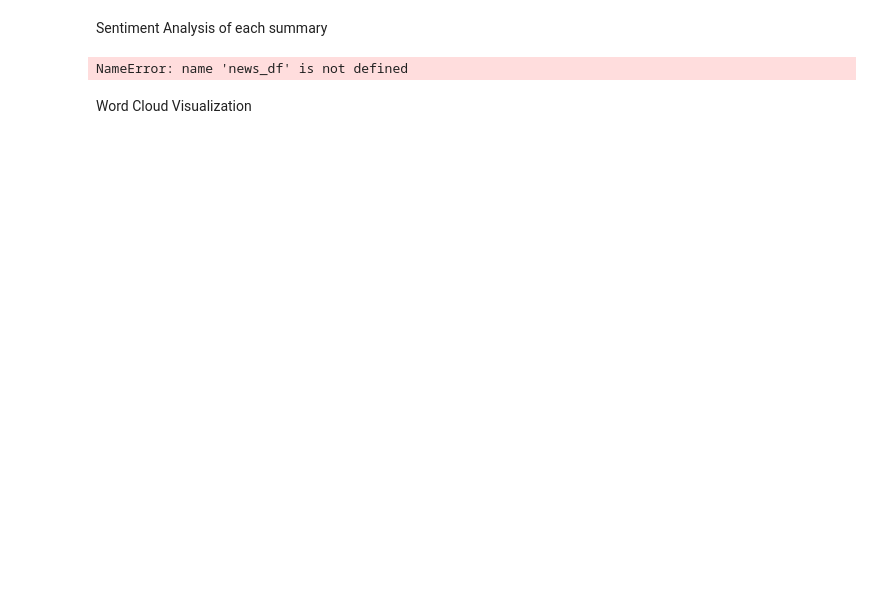
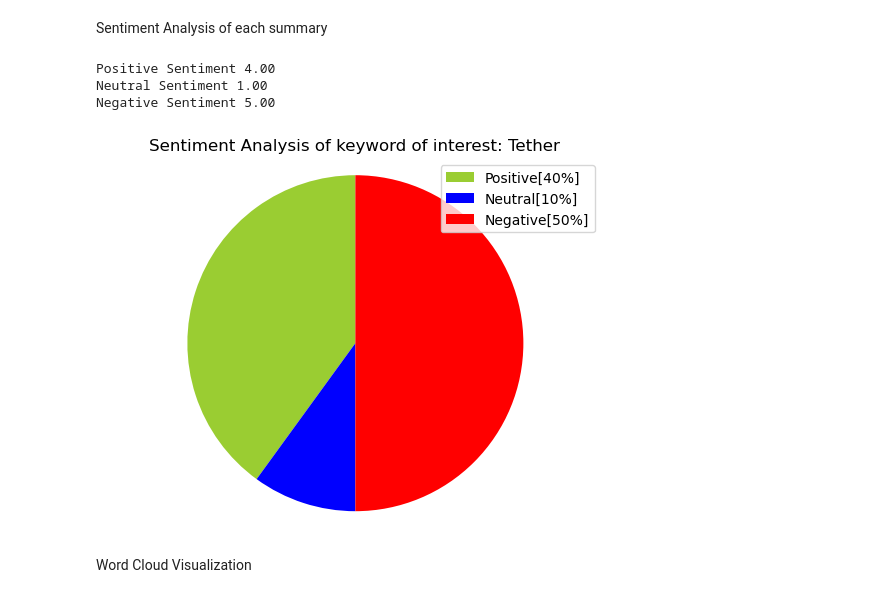
Before and after one commit to HoussamZak/Crypto_Finance_Articles_Sentiment_Analyzer, a Jupyter notebook: Sentiment_Analyzer_Crypto_Finance_News.ipynb, the cells around one changed output. Saved outputs shown, nothing was run; the diff lists cells and outputs as text; code cells hidden in the pictures; blank space fills up the shorter version.

```diff
--- a/Sentiment_Analyzer_Crypto_Finance_News.ipynb
+++ b/Sentiment_Analyzer_Crypto_Finance_News.ipynb
@@ -156,7 +158,7 @@ try:
             pass
         dict['Date'] = df['date'][i]
         dict['Media'] = df['media'][i]
-        dict['Title'] = article.Title
+        dict['Title'] = article.title
         dict['Article'] = article.text
         dict['Summary'] = article.summary
         dict['Key_words'] = article.keywords
@@ -176,7 +193,7 @@ There are some issues in retrieving the date. Try again or enter a different key
 # %% [markdown]
 Sentiment Analysis of each summary
 # %%
-news_df = news_df
+# news_df = news_df
 def sentiment_percentage(part, whole):
     return 100 * float(part)/ float(whole)
 
@@ -193,7 +210,7 @@ list_negative = []
 list_positive = []
 
 #Iterating throught the news in our dataframe
-for news in news_df['Summary']:
+for news in news_DF['Summary']:
     list_news.append(news)
     analyzer = SentimentIntensityAnalyzer().polarity_scores(news)
     nega = analyzer['neg']
@@ -202,36 +219,39 @@ for news in news_df['Summary']:
     comp = analyzer['compound']
 
     if nega > posi:
         list_negative.append(news)
         negative += 1
     elif posi > nega:
         list_positive.append(news)
         positive += 1
     elif posi == nega:
         list_neutral.append(news)
         neutral += 1
 positive = sentiment_percentage(positive, len(news_DF))
 negative = sentiment_percentage(negative, len(news_DF))
 neutral = sentiment_percentage(neutral, len(news_DF))
 
 print("Positive Sentiment", "%.2f" % len(list_positive), end = '\n')
 print("Neutral Sentiment", '%.2f' %len(list_neutral), end = '\n')
 print("Negative Sentiment", "%.2f" %len(list_negative), end = '\n')
 
 #PieChart
 
-labels = ['Positive'['+str(round(positive))+%'], 'Neutral['+str(round(neutral))+'%]','Negative['+str(round(negative))+'%]']
+labels = ['Positive['+str(round(positive)) + '%]', 'Neutral['+str(round(neutral)) + '%]', 'Negative['+str(round(negative)) + '%]']
 sizes = [positive, neutral, negative]
 colorts = ['yellowgreen', 'blue', 'red']
 
 patches, texts = plt.pie(sizes, colors = colors, startangle = 90)
 plt.style.use('default')
 plt.legend(labels)
-plt.title("Sentiment Analysis of = " +keyword_interest+"")
+plt.title("Sentiment Analysis of keyword of interest: " +keyword_interest+"")
 plt.axis('equal')
 plt.show()
 # %% [output]
-NameError: name 'news_df' is not defined
+Positive Sentiment 4.00
+Neutral Sentiment 1.00
+Negative Sentiment 5.00
+[figure, added]
 # %% [markdown]
 Word Cloud Visualization
 # %%
```
Also changed, not shown: parts of 5 cells of this notebook, 1 other file.
